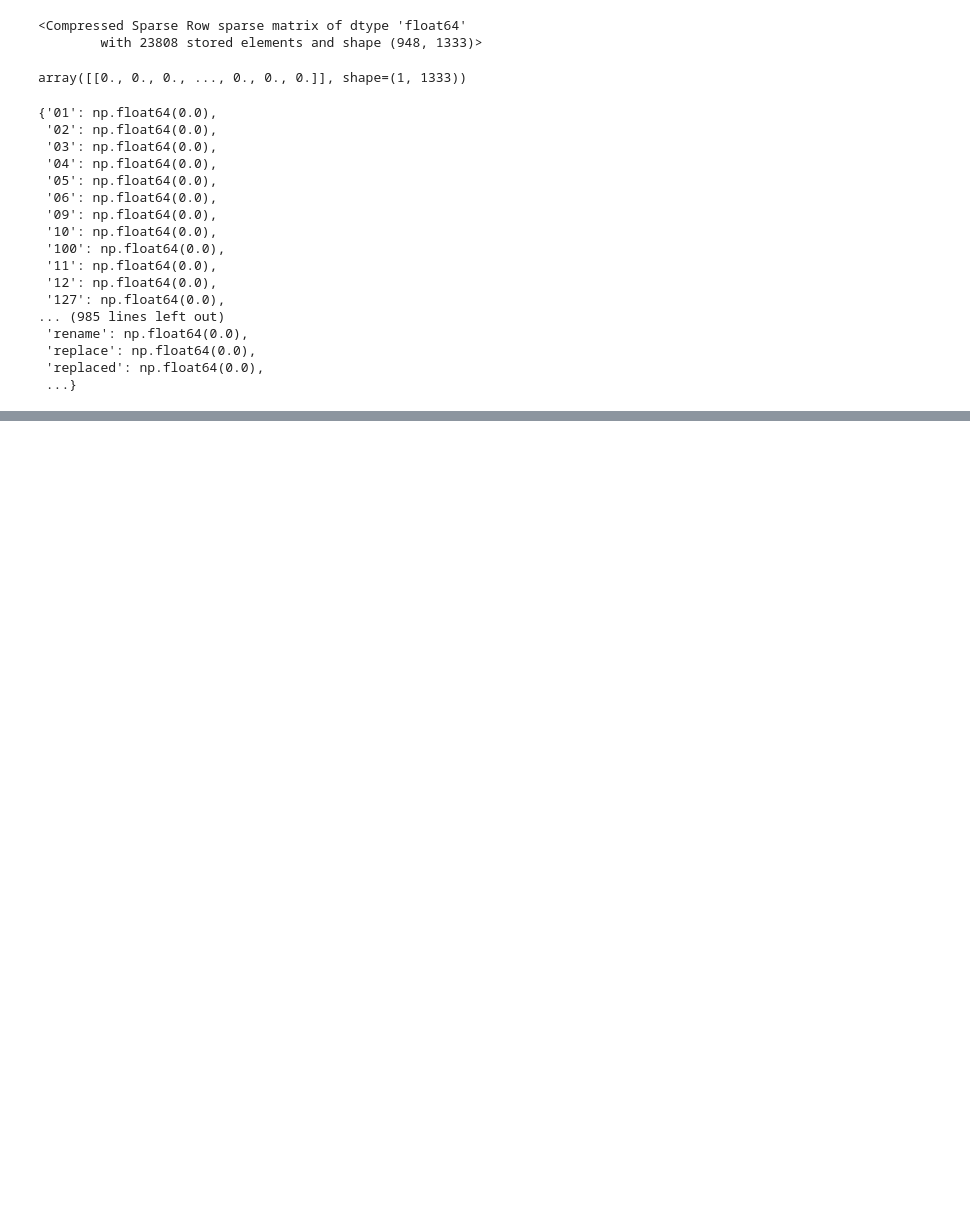
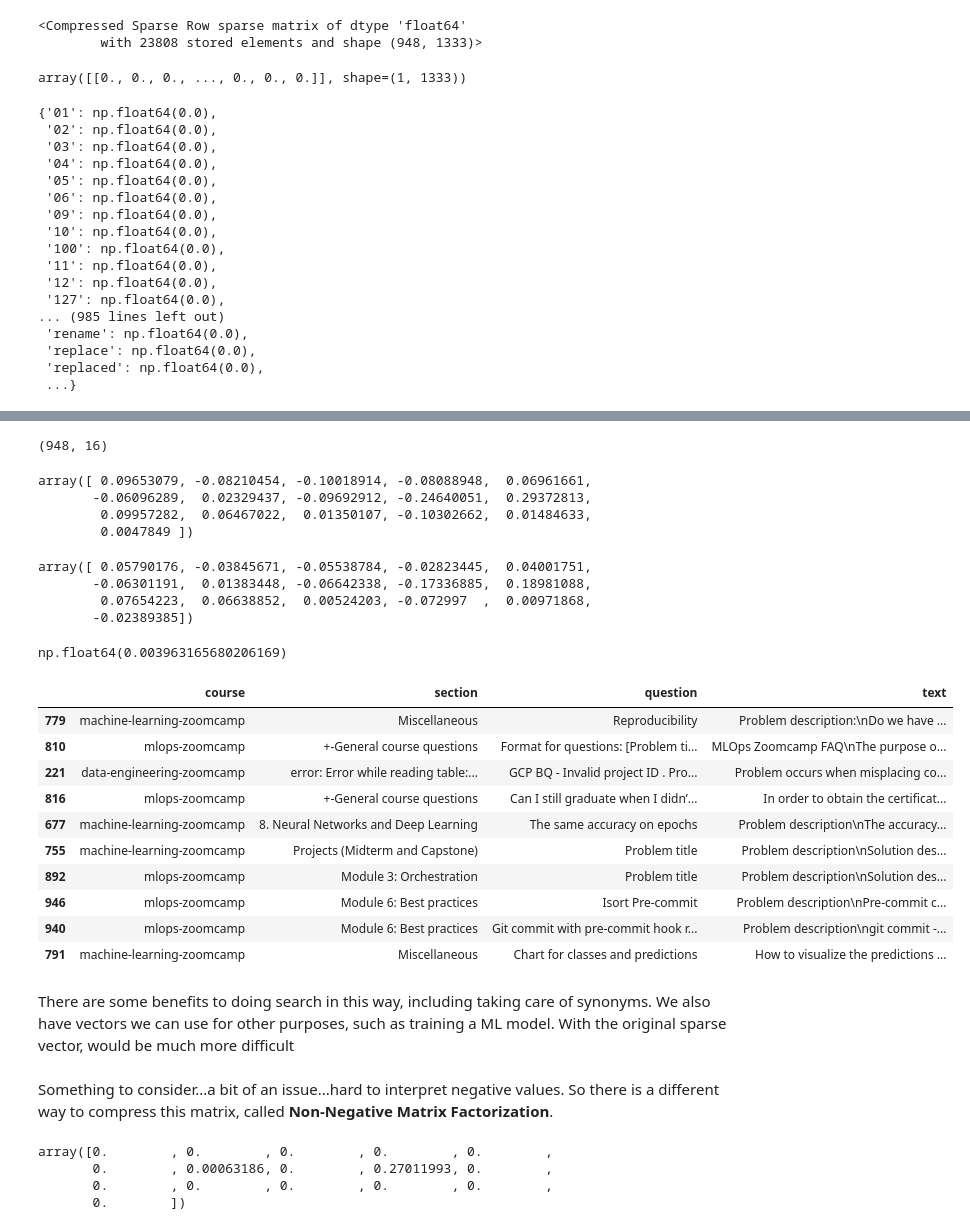
Before and after one commit to gdurante2019/search-engine-workshop, a Jupyter notebook: Search-Engine-Workshop.ipynb, the cells around one changed output, grey strips where cells are left out. Drawn from its saved outputs; the diff is of its cells as text; code cells hidden in the pictures; blank space fills up the shorter version.

```diff
--- a/Search-Engine-Workshop.ipynb
+++ b/Search-Engine-Workshop.ipynb
@@ -209,0 +291,9 @@ df_docs
+# %%
+matrices = {}
+vectorizers = {}
+
+for f in fields:
+    cv = TfidfVectorizer(stop_words='english', min_df=5)
+    X = cv.fit_transform(df[f])
+    matrices[f] = X
+    vectorizers[f] = cv
@@ -209,0 +482,66 @@ df_docs
+# %%
+X = matrices['text']
+cv = vectorizers['text']
+# %%
+svd = TruncatedSVD(n_components=16)
+X_emb = svd.fit_transform(X)
+# %%
+X_emb.shape
+# %% [output]
+(948, 16)
+# %%
+X_emb[0]
+# %% [output]
+array([ 0.09653079, -0.08210454, -0.10018914, -0.08088948,  0.06961661,
+       -0.06096289,  0.02329437, -0.09692912, -0.24640051,  0.29372813,
+        0.09957282,  0.06467022,  0.01350107, -0.10302662,  0.01484633,
+        0.0047849 ])
+# %%
+# representing the query
+
+query = 'I just signed up. Is it too late to join the course?'
+
+Q = cv.transform([query])
+Q_emb = svd.transform(Q)
+Q_emb[0]
+# %% [output]
+array([ 0.05790176, -0.03845671, -0.05538784, -0.02823445,  0.04001751,
+       -0.06301191,  0.01383448, -0.06642338, -0.17336885,  0.18981088,
+        0.07654223,  0.06638852,  0.00524203, -0.072997  ,  0.00971868,
+       -0.02389385])
+# %%
+# compute similarity of the document vector and the query vector
+np.dot(X_emb[0], Q_emb[0])
+# %% [output]
+np.float64(0.003963165680206169)
+# %%
+score = cosine_similarity(X_emb, Q_emb).flatten()
+idx = np.argsort(-score)[:10]
+df.loc[idx]
+# %% [output]
+|  | course | section | question | text |
+| 779 | machine-learning-zoomcamp | Miscellaneous | Reproducibility | Problem description:\nDo we have ... |
+| 810 | mlops-zoomcamp | +-General course questions | Format for questions: [Problem ti... | MLOps Zoomcamp FAQ\nThe purpose o... |
+| 221 | data-engineering-zoomcamp | error: Error while reading table:... | GCP BQ - Invalid project ID . Pro... | Problem occurs when misplacing co... |
+| 816 | mlops-zoomcamp | +-General course questions | Can I still graduate when I didn’... | In order to obtain the certificat... |
+| 677 | machine-learning-zoomcamp | 8. Neural Networks and Deep Learning | The same accuracy on epochs | Problem description\nThe accuracy... |
+| 755 | machine-learning-zoomcamp | Projects (Midterm and Capstone) | Problem title | Problem description\nSolution des... |
+| 892 | mlops-zoomcamp | Module 3: Orchestration | Problem title | Problem description\nSolution des... |
+| 946 | mlops-zoomcamp | Module 6: Best practices | Isort Pre-commit | Problem description\nPre-commit c... |
+| 940 | mlops-zoomcamp | Module 6: Best practices | Git commit with pre-commit hook r... | Problem description\ngit commit -... |
+| 791 | machine-learning-zoomcamp | Miscellaneous | Chart for classes and predictions | How to visualize the predictions ... |
+# %% [markdown]
+There are some benefits to doing search in this way, including taking care of synonyms.  We also have vectors we can use for other purposes, such as training a ML model.  With the original sparse vector, would be much more difficult
+# %% [markdown]
+Something to consider...a bit of an issue...hard to interpret negative values.  So there is a different way to compress this matrix, called **Non-Negative Matrix Factorization**.
+# %%
+from sklearn.decomposition import NMF
+
+nmf = NMF(n_components=16)
+X_emb = nmf.fit_transform(X)
+X_emb[0]
+# %% [output]
+array([0.        , 0.        , 0.        , 0.        , 0.        ,
+       0.        , 0.00063186, 0.        , 0.27011993, 0.        ,
+       0.        , 0.        , 0.        , 0.        , 0.        ,
+       0.        ])
```
Also changed, not shown: parts of 64 cells of this notebook.
